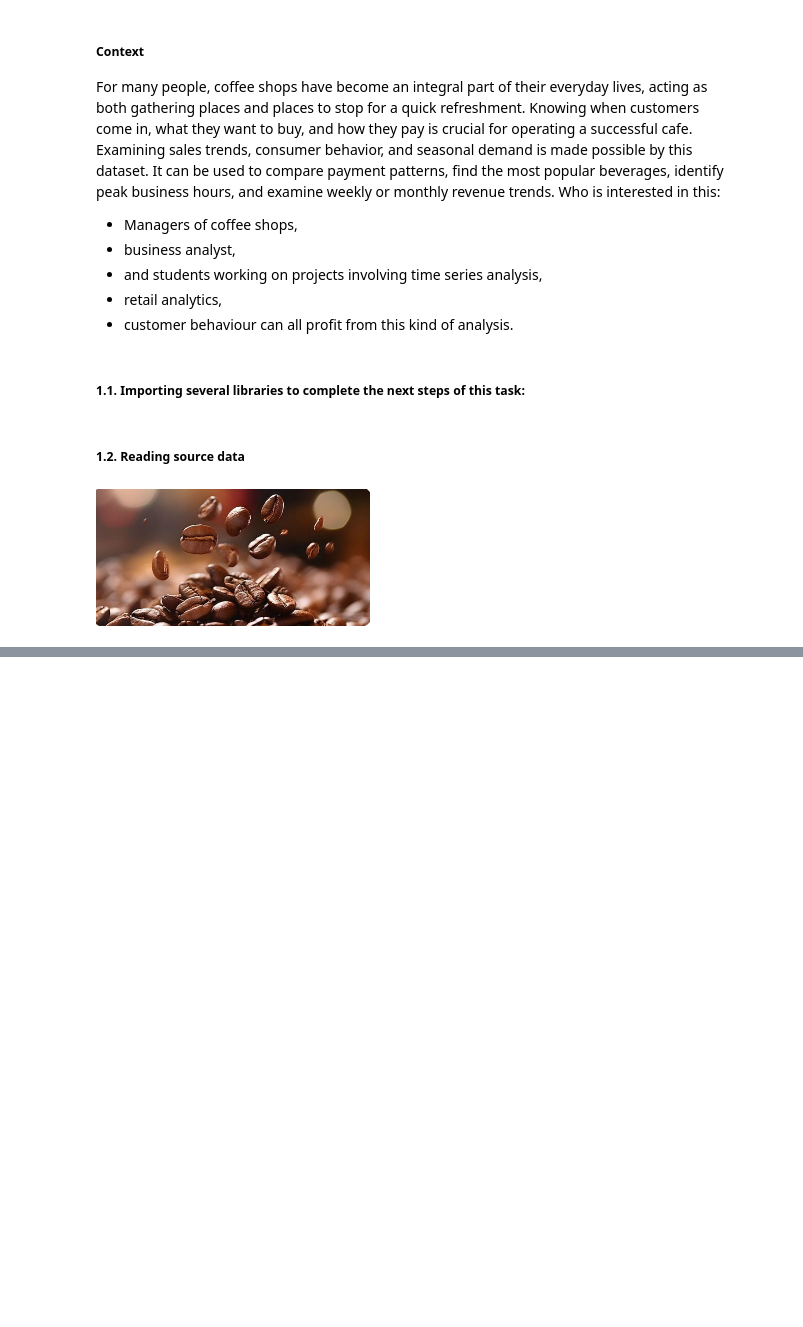
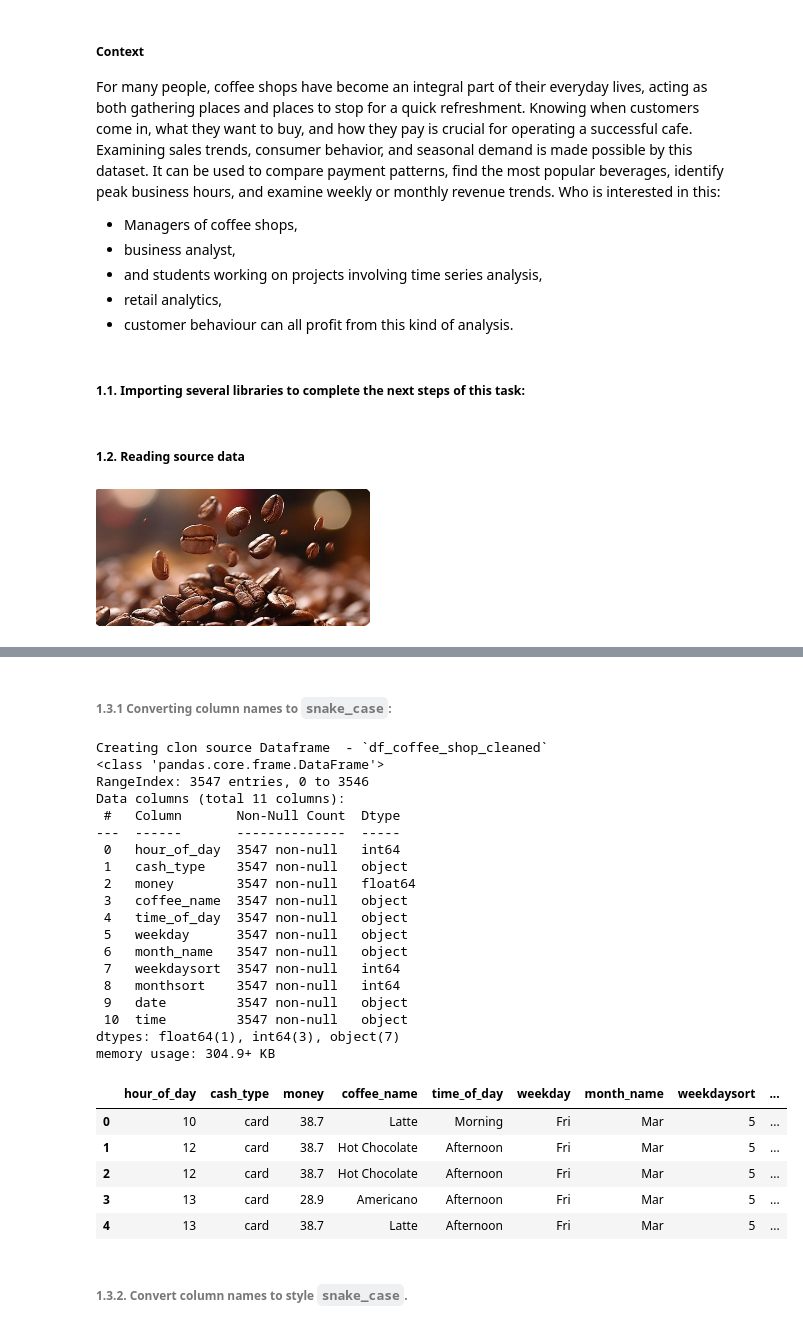
Before and after one commit to vig202204/Data_Analytics_Python_Coffee_shop, a Jupyter notebook: Daily_coffee_operations_of_favorite_coffee_shops_v1.ipynb, the cells around one changed output, grey strips where cells are left out. Cells and saved outputs as stored; diff of their text form; code cells hidden in the pictures; blank space fills up the shorter version.

```diff
--- a/Daily_coffee_operations_of_favorite_coffee_shops_v1.ipynb
+++ b/Daily_coffee_operations_of_favorite_coffee_shops_v1.ipynb
@@ -44,0 +174,37 @@ df_coffee_shop = pd.read_csv('/kaggle/input/daily-coffee-transactions/Coffe_sale
+# %% [markdown]
+###### 1.3.1 Converting column names to `snake_case`:
+# %%
+print("Creating clon source Dataframe  - `df_coffee_shop_cleaned`")
+df_coffee_shop_cleaned = df_coffee_shop.copy()
+
+df_coffee_shop_cleaned.columns = df_coffee_shop.columns.str.lower().str.replace(" ", "_")
+df_coffee_shop_cleaned.info()
+df_coffee_shop_cleaned.head()
+# %% [output]
+Creating clon source Dataframe  - `df_coffee_shop_cleaned`
+<class 'pandas.core.frame.DataFrame'>
+RangeIndex: 3547 entries, 0 to 3546
+Data columns (total 11 columns):
+ #   Column       Non-Null Count  Dtype
+---  ------       --------------  -----
+ 0   hour_of_day  3547 non-null   int64
+ 1   cash_type    3547 non-null   object
+ 2   money        3547 non-null   float64
+ 3   coffee_name  3547 non-null   object
+ 4   time_of_day  3547 non-null   object
+ 5   weekday      3547 non-null   object
+ 6   month_name   3547 non-null   object
+ 7   weekdaysort  3547 non-null   int64
+ 8   monthsort    3547 non-null   int64
+ 9   date         3547 non-null   object
+ 10  time         3547 non-null   object
+dtypes: float64(1), int64(3), object(7)
+memory usage: 304.9+ KB
+|  | hour_of_day | cash_type | money | coffee_name | time_of_day | weekday | month_name | weekdaysort | ... |
+| 0 | 10 | card | 38.7 | Latte | Morning | Fri | Mar | 5 | ... |
+| 1 | 12 | card | 38.7 | Hot Chocolate | Afternoon | Fri | Mar | 5 | ... |
+| 2 | 12 | card | 38.7 | Hot Chocolate | Afternoon | Fri | Mar | 5 | ... |
+| 3 | 13 | card | 28.9 | Americano | Afternoon | Fri | Mar | 5 | ... |
+| 4 | 13 | card | 38.7 | Latte | Afternoon | Fri | Mar | 5 | ... |
+# %% [markdown]
+###### 1.3.2. Convert column names to style `snake_case`.
```
Also changed, not shown: parts of 7 cells of this notebook.
